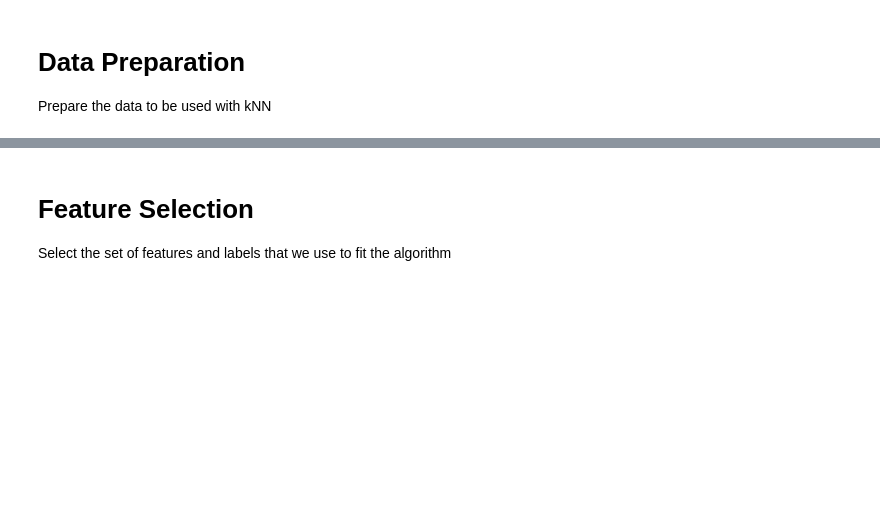
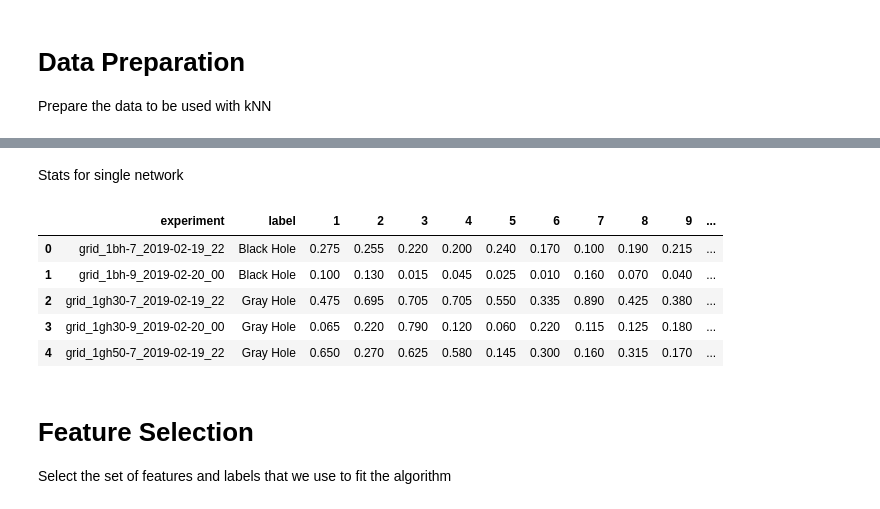
Before and after one commit to ichatz/iot-netprofiler, a Jupyter notebook: cooja3-16nodes/3 Classes Classification.ipynb, the cells around one changed output, grey strips where cells are left out. Cells and saved outputs as stored; diff of their text form; code cells hidden in the pictures; blank space fills up the shorter version.

```diff
--- a/cooja3-16nodes/3 Classes Classification.ipynb
+++ b/cooja3-16nodes/3 Classes Classification.ipynb
@@ -71,3 +71,21 @@ stats.head(5)
+# %% [markdown]
+Stats for single network
+# %%
+net_stats = trace_statistics.compute_labeled_statistics_by_network(stats, 'loss', 16)
+net_win_25_stats = trace_statistics.compute_window_labeled_statistics_by_network(win_25_stats, 'loss', 16, 25)
+net_win_50_stats = trace_statistics.compute_window_labeled_statistics_by_network(win_50_stats, 'loss', 16, 50)
+net_win_100_stats = trace_statistics.compute_window_labeled_statistics_by_network(win_100_stats, 'loss', 16, 100)
+
+# Create a dictionary containing all the statistics for each trace size
+network_stats = {200: net_stats, 25: net_win_25_stats, 50: net_win_50_stats, 100: net_win_100_stats}
+net_stats.head(5)
+# %% [output]
+|  | experiment | label | 1 | 2 | 3 | 4 | 5 | 6 | 7 | 8 | 9 | ... |
+| 0 | grid_1bh-7_2019-02-19_22 | Black Hole | 0.275 | 0.255 | 0.220 | 0.200 | 0.240 | 0.170 | 0.100 | 0.190 | 0.215 | ... |
+| 1 | grid_1bh-9_2019-02-20_00 | Black Hole | 0.100 | 0.130 | 0.015 | 0.045 | 0.025 | 0.010 | 0.160 | 0.070 | 0.040 | ... |
+| 2 | grid_1gh30-7_2019-02-19_22 | Gray Hole | 0.475 | 0.695 | 0.705 | 0.705 | 0.550 | 0.335 | 0.890 | 0.425 | 0.380 | ... |
+| 3 | grid_1gh30-9_2019-02-20_00 | Gray Hole | 0.065 | 0.220 | 0.790 | 0.120 | 0.060 | 0.220 | 0.115 | 0.125 | 0.180 | ... |
+| 4 | grid_1gh50-7_2019-02-19_22 | Gray Hole | 0.650 | 0.270 | 0.625 | 0.580 | 0.145 | 0.300 | 0.160 | 0.315 | 0.170 | ... |
 # %% [markdown]
 # Feature Selection
 
```
Also changed, not shown: parts of 33 cells of this notebook, 7 other files.
